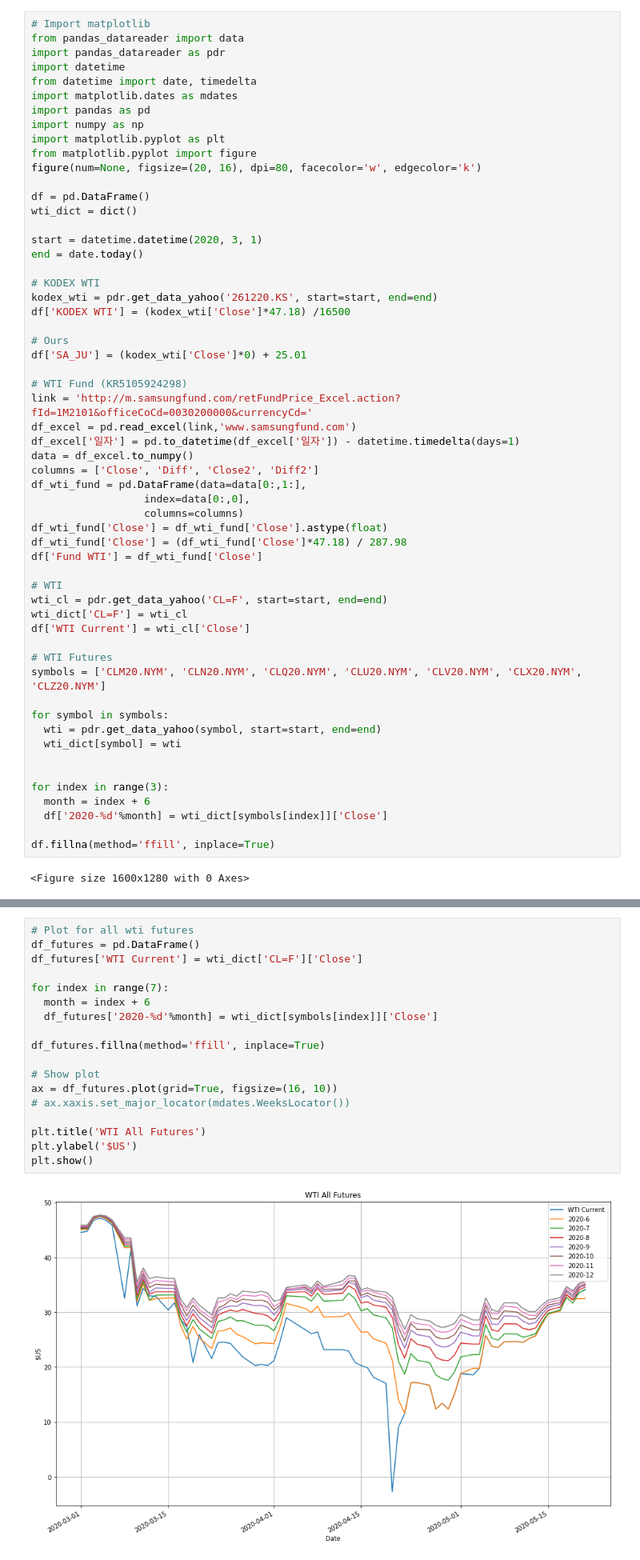
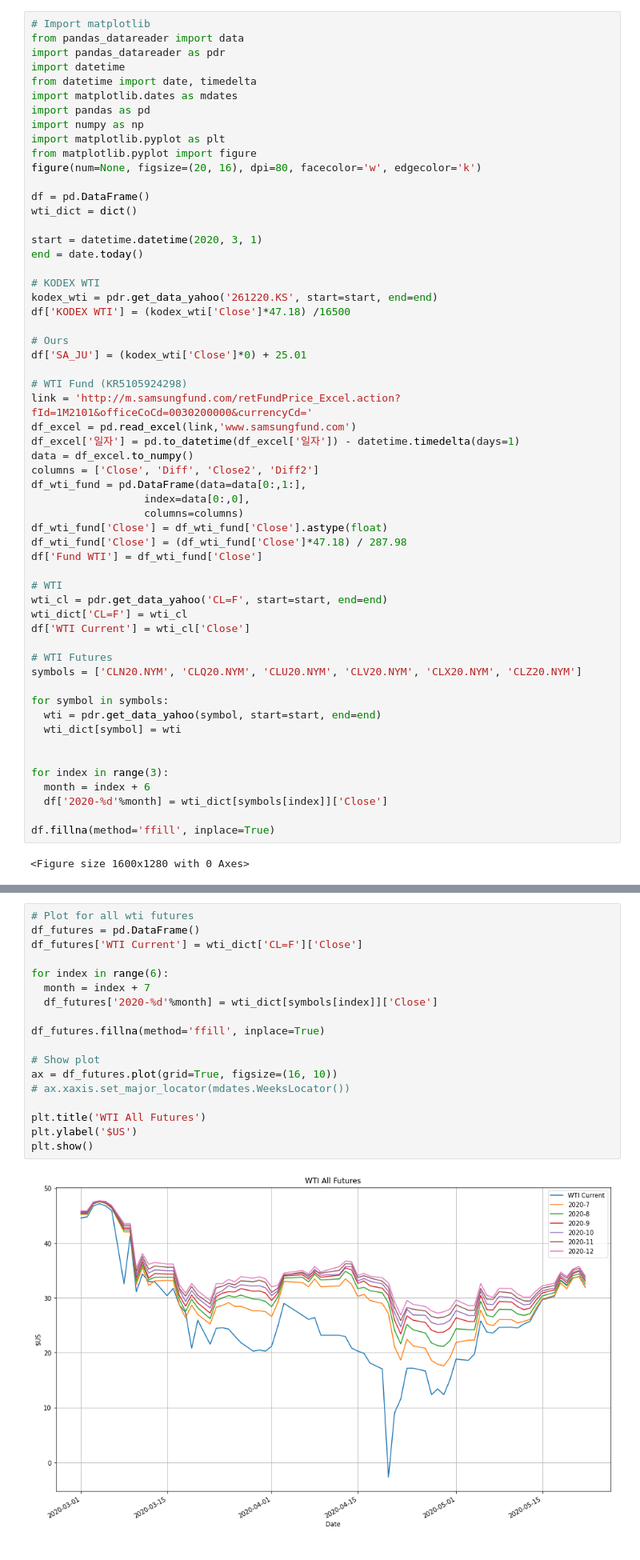
Before and after one commit to MinhoJu/SRT, a Jupyter notebook: WTI.ipynb, the cells around one changed output, grey strips where cells are left out. Shown at 80% size. Cells and saved outputs as stored; diff of their text form.

```diff
--- a/WTI.ipynb
+++ b/WTI.ipynb
@@ -45,7 +45,7 @@ wti_dict['CL=F'] = wti_cl
 df['WTI Current'] = wti_cl['Close']
 
 # WTI Futures
-symbols = ['CLM20.NYM', 'CLN20.NYM', 'CLQ20.NYM', 'CLU20.NYM', 'CLV20.NYM', 'CLX20.NYM', 'CLZ20.NYM']
+symbols = ['CLN20.NYM', 'CLQ20.NYM', 'CLU20.NYM', 'CLV20.NYM', 'CLX20.NYM', 'CLZ20.NYM']
 
 for symbol in symbols:
   wti = pdr.get_data_yahoo(symbol, start=start, end=end)
@@ -152,23 +152,23 @@ plt.show()
 # %%
 # Plot for all wti futures
 df_futures = pd.DataFrame()
 df_futures['WTI Current'] = wti_dict['CL=F']['Close']
 
-for index in range(7):
-  month = index + 6
+for index in range(6):
+  month = index + 7
   df_futures['2020-%d'%month] = wti_dict[symbols[index]]['Close']
 
 df_futures.fillna(method='ffill', inplace=True)
 
 # Show plot
 ax = df_futures.plot(grid=True, figsize=(16, 10))
 # ax.xaxis.set_major_locator(mdates.WeeksLocator())
 
 plt.title('WTI All Futures')
 plt.ylabel('$US')
 plt.show()
 # %% [output]
-[figure, old version]
+[figure, new version]
 # %%
 %%html
 <a href="http://m.samsungfund.com/retFundView.action?fundCd=KR5105924298">link</a>
```
Also changed, not shown: parts of 8 cells of this notebook.
